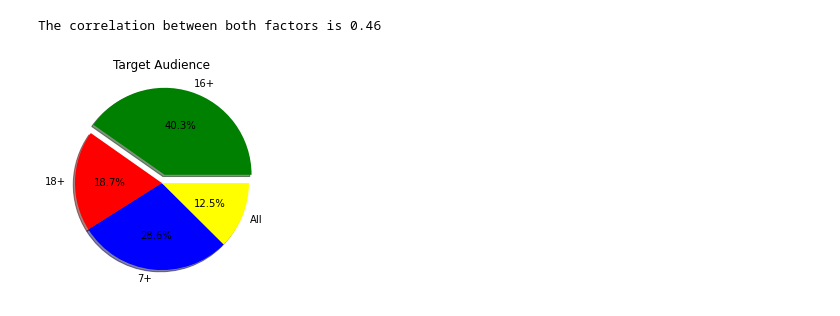
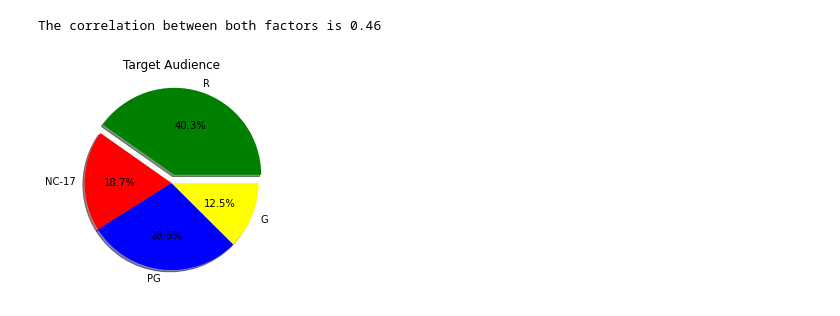
Before and after one commit to Tgreenhu/streaming-platform-analysis, a Jupyter notebook: Streaming Platforms/hulu.ipynb, the cells around one changed output. Cells and saved outputs as stored; diff of their text form; code cells hidden in the pictures.

```diff
--- a/Streaming Platforms/hulu.ipynb
+++ b/Streaming Platforms/hulu.ipynb
@@ -224,14 +238,14 @@ The correlation between both factors is 0.46
 # %%
 # Hulu Target Audience pie chart
 
 hulu_age_group = hulu_df.groupby("Age")
 age_count = hulu_age_group.count()
 
 explode = (0.1,0,0,0)
-labels = ['16+','18+','7+','All']
+labels = ['R','NC-17','PG','G']
 colors = ['green','red','blue','yellow']
 
 plt.pie(age_count['Title'],explode = explode, colors = colors, labels = labels, autopct="%1.1f%%", shadow=True);
 plt.title('Target Audience');
 # %% [output]
-[figure, old version]
+[figure, new version]
```
Also changed, not shown: parts of 1 cell of this notebook, 3 other files.
